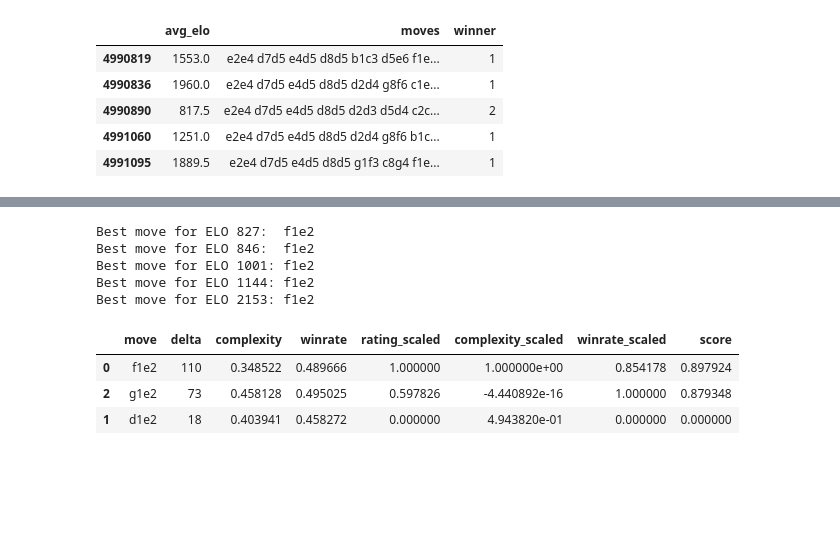
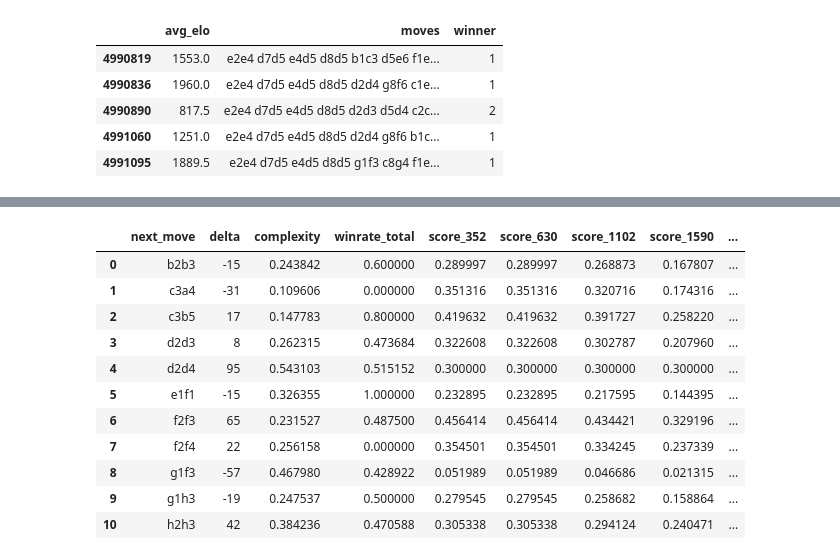
Before and after one commit to croco22/chess, a Jupyter notebook: recommendation_analysis.ipynb, the cells around one changed output, grey strips where cells are left out. Cells and saved outputs as stored; diff of their text form; code cells hidden in the pictures; blank space fills up the shorter version.

```diff
--- a/recommendation_analysis.ipynb
+++ b/recommendation_analysis.ipynb
@@ -122,0 +106,18 @@ Engine recommended best move: f1e2
+# %%
+fen = sample_game["fen"]
+moves = str(df_next_move["next_move"].tolist())
+
+proc = subprocess.run(
+    [sys.executable, 'evaluate_engine.py', fen, moves],
+    capture_output=True,
+    text=True
+)
+
+if proc.returncode != 0:
+    raise RuntimeError(f"Engine script failed: {proc.stderr}")
+
+engine_results = json.loads(proc.stdout)
+engine_df = pd.DataFrame(engine_results)
+
+df_stats = df_next_move.merge(engine_df, on='next_move')
+df_stats
@@ -123,9 +143,11 @@ Engine recommended best move: f1e2
 # %%
-ELO_DEVIATION = 0.30
 min_elo = int(df["avg_elo"].min())
 max_elo = int(df["avg_elo"].max())
-sample_elos = random.sample(range(min_elo, max_elo + 1), 5)
-df_stats_filtered = df_stats[['move', 'delta', 'complexity']]
-COMPLEXITY_WEIGHT_MAX = 0.3
+# sample_elos = random.sample(range(min_elo, max_elo + 1), 5)
+sample_elos = [352, 630, 1102, 1590, 1923, 2332]
+df_fen_filtered = df_fen[df_fen["fen"] == sample_game["fen"]]
+
+ELO_DEVIATION = 500
+COMPLEXITY_WEIGHT_MAX = 0.3  # dynamic
 RATING_WEIGHT = 0.3
 # %%
@@ -172,19 +194,21 @@ def analyze_moves(data, data_stats, e):
-# %%
-for elo in sorted(sample_elos):
-    df_score = analyze_moves(df, df_stats_filtered, elo)
-    best_move = df_score['move'].iloc[0]
-    print(f"Best move for ELO {elo}:\t{best_move}")
-# %% [output]
-Best move for ELO 827:  f1e2
-Best move for ELO 846:  f1e2
-Best move for ELO 1001: f1e2
-Best move for ELO 1144: f1e2
-Best move for ELO 2153: f1e2
 # %%
-df_score  # noqa
+df_stats["winrate_total"] = df_stats["white_wins"] / df_stats["count"]
+df_result = df_stats[
+    ["next_move", "delta", "complexity", "winrate_total"] +
+    [col for col in df_stats.columns if col.startswith("score_")]
+    ]
+df_result
 # %% [output]
-|  | move | delta | complexity | winrate | rating_scaled | complexity_scaled | winrate_scaled | score |
-| 0 | f1e2 | 110 | 0.348522 | 0.489666 | 1.000000 | 1.000000e+00 | 0.854178 | 0.897924 |
-| 2 | g1e2 | 73 | 0.458128 | 0.495025 | 0.597826 | -4.440892e-16 | 1.000000 | 0.879348 |
-| 1 | d1e2 | 18 | 0.403941 | 0.458272 | 0.000000 | 4.943820e-01 | 0.000000 | 0.000000 |
+|  | next_move | delta | complexity | winrate_total | score_352 | score_630 | score_1102 | score_1590 | ... |
+| 0 | b2b3 | -15 | 0.243842 | 0.600000 | 0.289997 | 0.289997 | 0.268873 | 0.167807 | ... |
+| 1 | c3a4 | -31 | 0.109606 | 0.000000 | 0.351316 | 0.351316 | 0.320716 | 0.174316 | ... |
+| 2 | c3b5 | 17 | 0.147783 | 0.800000 | 0.419632 | 0.419632 | 0.391727 | 0.258220 | ... |
+| 3 | d2d3 | 8 | 0.262315 | 0.473684 | 0.322608 | 0.322608 | 0.302787 | 0.207960 | ... |
+| 4 | d2d4 | 95 | 0.543103 | 0.515152 | 0.300000 | 0.300000 | 0.300000 | 0.300000 | ... |
+| 5 | e1f1 | -15 | 0.326355 | 1.000000 | 0.232895 | 0.232895 | 0.217595 | 0.144395 | ... |
+| 6 | f2f3 | 65 | 0.231527 | 0.487500 | 0.456414 | 0.456414 | 0.434421 | 0.329196 | ... |
+| 7 | f2f4 | 22 | 0.256158 | 0.000000 | 0.354501 | 0.354501 | 0.334245 | 0.237339 | ... |
+| 8 | g1f3 | -57 | 0.467980 | 0.428922 | 0.051989 | 0.051989 | 0.046686 | 0.021315 | ... |
+| 9 | g1h3 | -19 | 0.247537 | 0.500000 | 0.279545 | 0.279545 | 0.258682 | 0.158864 | ... |
+| 10 | h2h3 | 42 | 0.384236 | 0.470588 | 0.305338 | 0.305338 | 0.294124 | 0.240471 | ... |
 # %%
```
Also changed, not shown: parts of 16 cells of this notebook, 3 other files.
